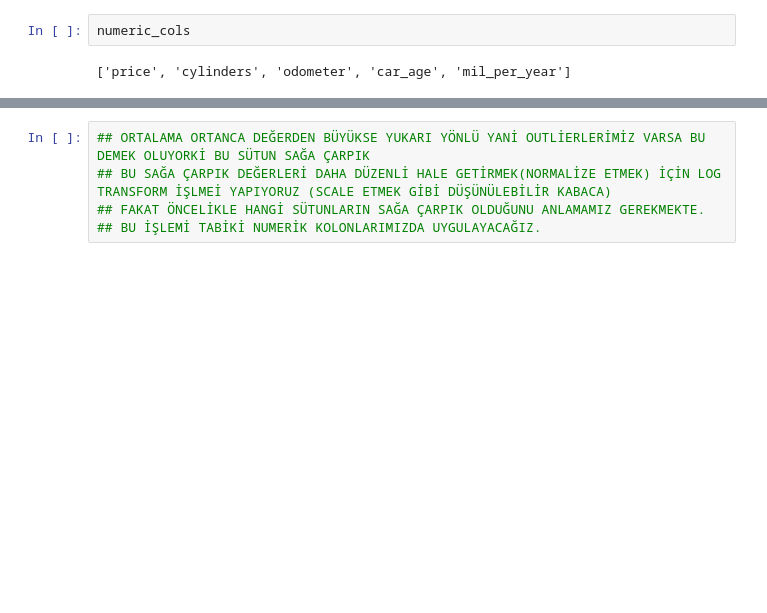
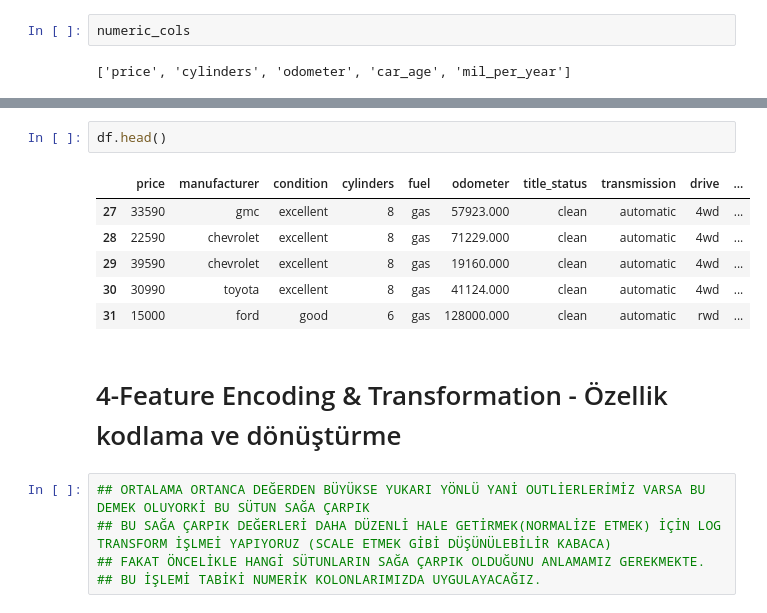
Before and after one commit to AhmetBugraKaplan/CarRecommendationSystem, a Jupyter notebook: RegressionModel/CarPricePredictionProject.ipynb, the cells around one changed output, grey strips where cells are left out. Cells and saved outputs as stored; diff of their text form; blank space fills up the shorter version.

Commit message:
FeatureEncoding & Transformation

```diff
--- a/RegressionModel/CarPricePredictionProject.ipynb
+++ b/RegressionModel/CarPricePredictionProject.ipynb
@@ -1687,3 +1720,14 @@ categorical_cols
+# %%
+df.head()
+# %% [output]
+|  | price | manufacturer | condition | cylinders | fuel | odometer | title_status | transmission | drive | ... |
+| 27 | 33590 | gmc | excellent | 8 | gas | 57923.000 | clean | automatic | 4wd | ... |
+| 28 | 22590 | chevrolet | excellent | 8 | gas | 71229.000 | clean | automatic | 4wd | ... |
+| 29 | 39590 | chevrolet | excellent | 8 | gas | 19160.000 | clean | automatic | 4wd | ... |
+| 30 | 30990 | toyota | excellent | 8 | gas | 41124.000 | clean | automatic | 4wd | ... |
+| 31 | 15000 | ford | good | 6 | gas | 128000.000 | clean | automatic | rwd | ... |
+# %% [markdown]
+# 4-Feature Encoding & Transformation - Özellik kodlama ve dönüştürme
 # %%
 ## ORTALAMA ORTANCA DEĞERDEN BÜYÜKSE YUKARI YÖNLÜ YANİ OUTLİERLERİMİZ VARSA BU DEMEK OLUYORKİ BU SÜTUN SAĞA ÇARPIK
 ## BU SAĞA ÇARPIK DEĞERLERİ DAHA DÜZENLİ HALE GETİRMEK(NORMALİZE ETMEK) İÇİN LOG TRANSFORM İŞLMEİ YAPIYORUZ (SCALE ETMEK GİBİ DÜŞÜNÜLEBİLİR KABACA)
```
Also changed, not shown: parts of 8 cells of this notebook.
